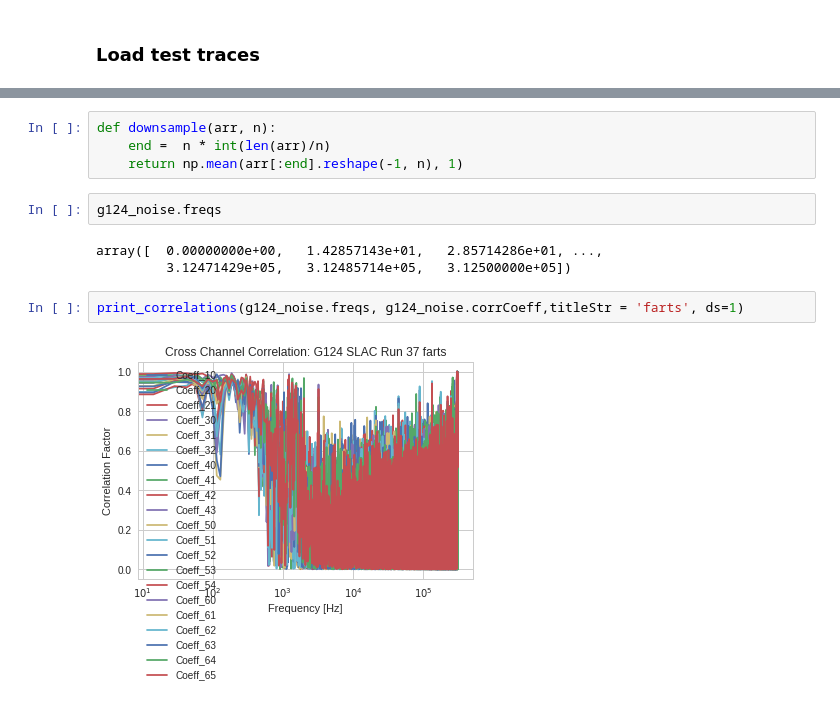
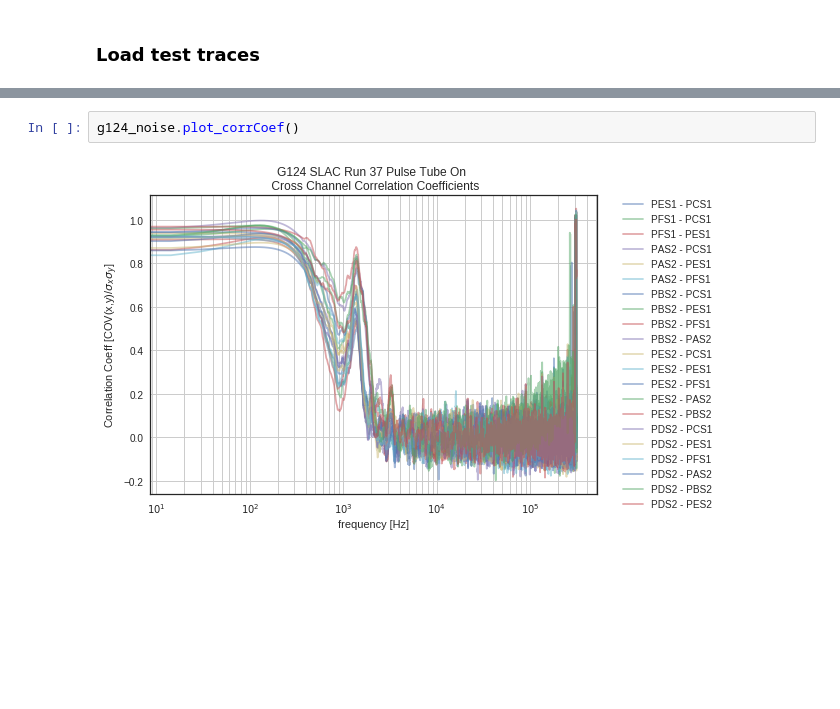
Before and after one commit to cwfink/Fink_ay250_homework, a Jupyter notebook: final_project/noise_class_notebook.ipynb, the cells around one changed output, grey strips where cells are left out. Drawn from its saved outputs; the diff is of its cells as text; blank space fills up the shorter version.

```diff
--- a/final_project/noise_class_notebook.ipynb
+++ b/final_project/noise_class_notebook.ipynb
@@ -330,13 +245,4 @@ def print_correlations(freq, CorrCoeff,titleStr, ds=1):
-# %%
-def downsample(arr, n):
-    end =  n * int(len(arr)/n)
-    return np.mean(arr[:end].reshape(-1, n), 1)
 # %%
-g124_noise.freqs
+g124_noise.plot_corrCoef()
 # %% [output]
-array([  0.00000000e+00,   1.42857143e+01,   2.85714286e+01, ...,
-         3.12471429e+05,   3.12485714e+05,   3.12500000e+05])
+[figure, added]
-# %%
-print_correlations(g124_noise.freqs, g124_noise.corrCoeff,titleStr = 'farts', ds=1)
-# %% [output]
-[figure, removed]
```
Also changed, not shown: parts of 18 cells of this notebook.
